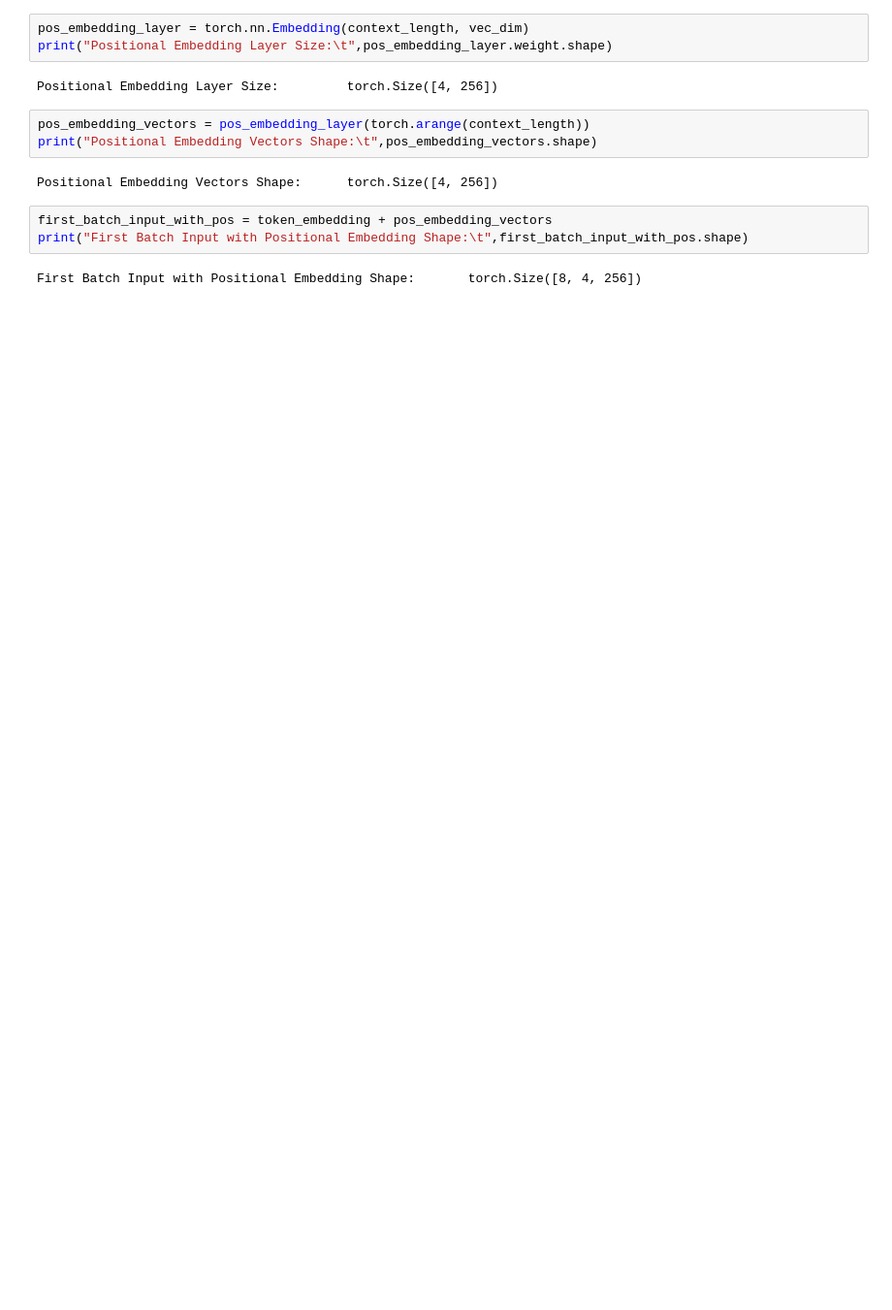
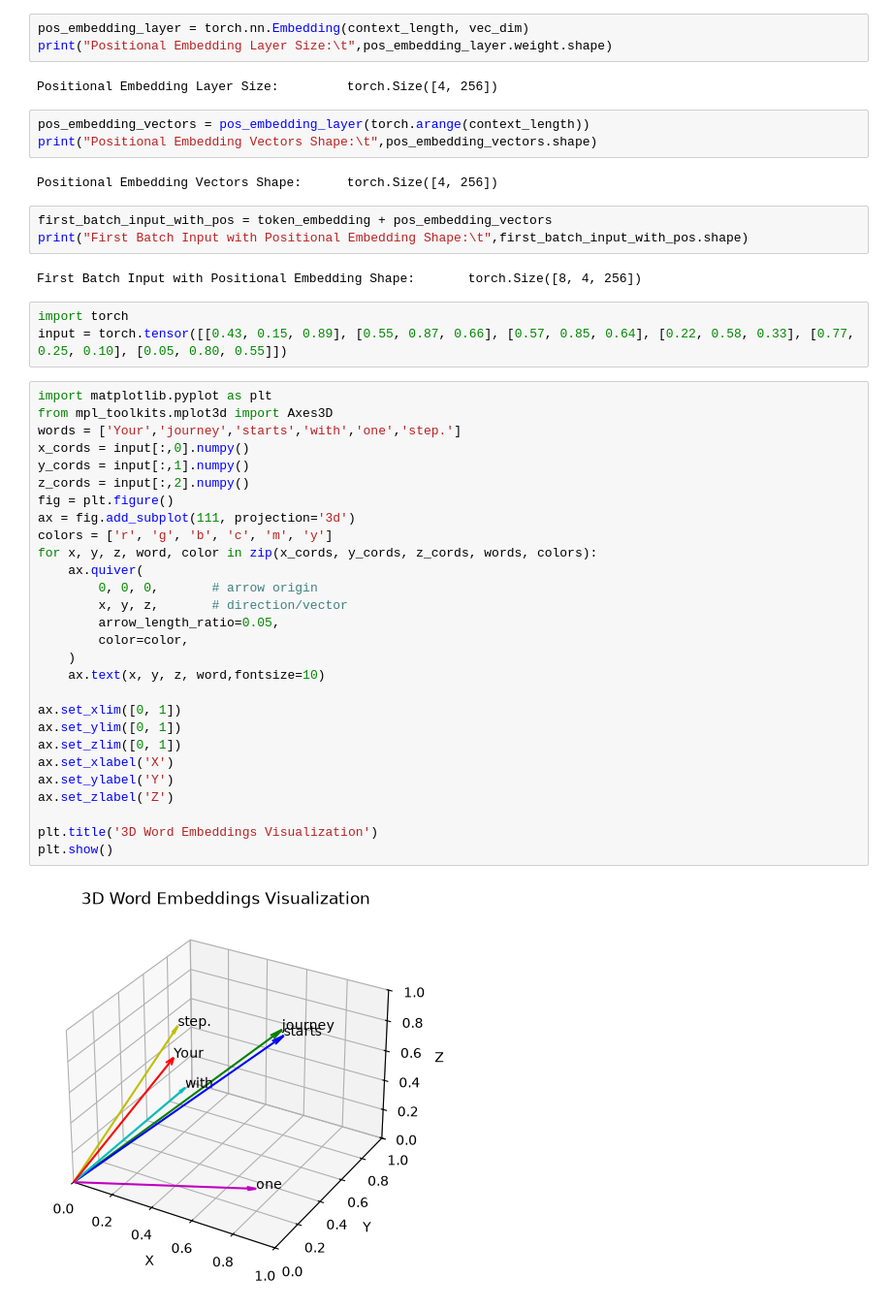
Before and after one commit to alirezakhoeini/My-Simple-LLM, a Jupyter notebook: llm.ipynb, the cells around one changed output. Shown at 97% size. Saved outputs shown, nothing was run; the diff lists cells and outputs as text; blank space fills up the shorter version.

```diff
--- a/llm.ipynb
+++ b/llm.ipynb
@@ -283,3 +283,36 @@ first_batch_input_with_pos = token_embedding + pos_embedding_vectors
 print("First Batch Input with Positional Embedding Shape:\t",first_batch_input_with_pos.shape)
 # %% [output]
 First Batch Input with Positional Embedding Shape:       torch.Size([8, 4, 256])
+# %%
+import torch
+input = torch.tensor([[0.43, 0.15, 0.89], [0.55, 0.87, 0.66], [0.57, 0.85, 0.64], [0.22, 0.58, 0.33], [0.77, 0.25, 0.10], [0.05, 0.80, 0.55]])
+# %%
+import matplotlib.pyplot as plt
+from mpl_toolkits.mplot3d import Axes3D
+words = ['Your','journey','starts','with','one','step.']
+x_cords = input[:,0].numpy()
+y_cords = input[:,1].numpy()
+z_cords = input[:,2].numpy()
+fig = plt.figure()
+ax = fig.add_subplot(111, projection='3d')
+colors = ['r', 'g', 'b', 'c', 'm', 'y']
+for x, y, z, word, color in zip(x_cords, y_cords, z_cords, words, colors):
+    ax.quiver(
+        0, 0, 0,       # arrow origin
+        x, y, z,       # direction/vector
+        arrow_length_ratio=0.05,
+        color=color,
+    )
+    ax.text(x, y, z, word,fontsize=10)
+
+ax.set_xlim([0, 1])
+ax.set_ylim([0, 1])
+ax.set_zlim([0, 1])
+ax.set_xlabel('X')
+ax.set_ylabel('Y')
+ax.set_zlabel('Z')
+
+plt.title('3D Word Embeddings Visualization')
+plt.show()
+# %% [output]
+[figure, added]
```
Also changed, not shown: parts of 7 cells of this notebook.
